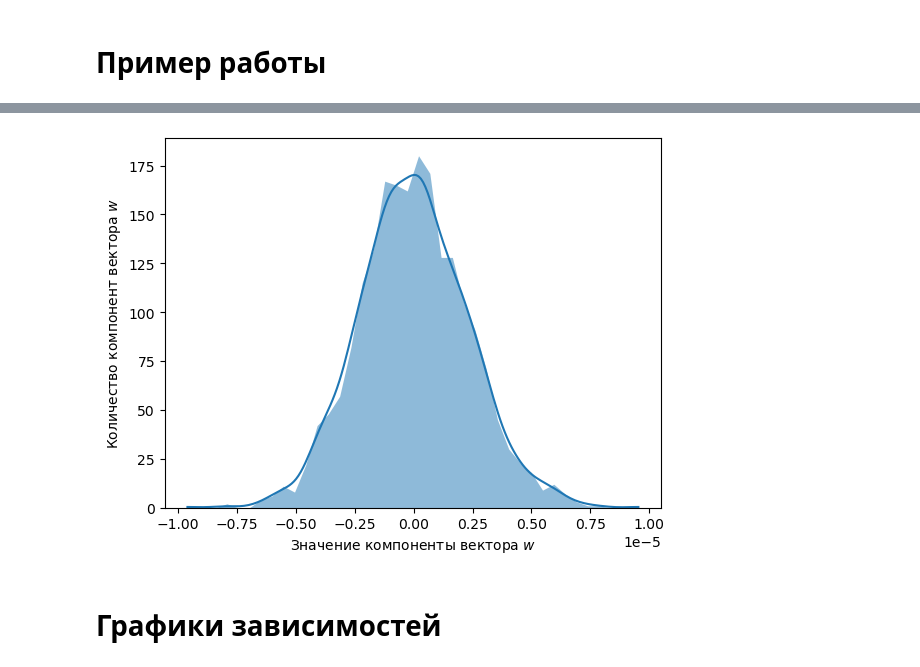
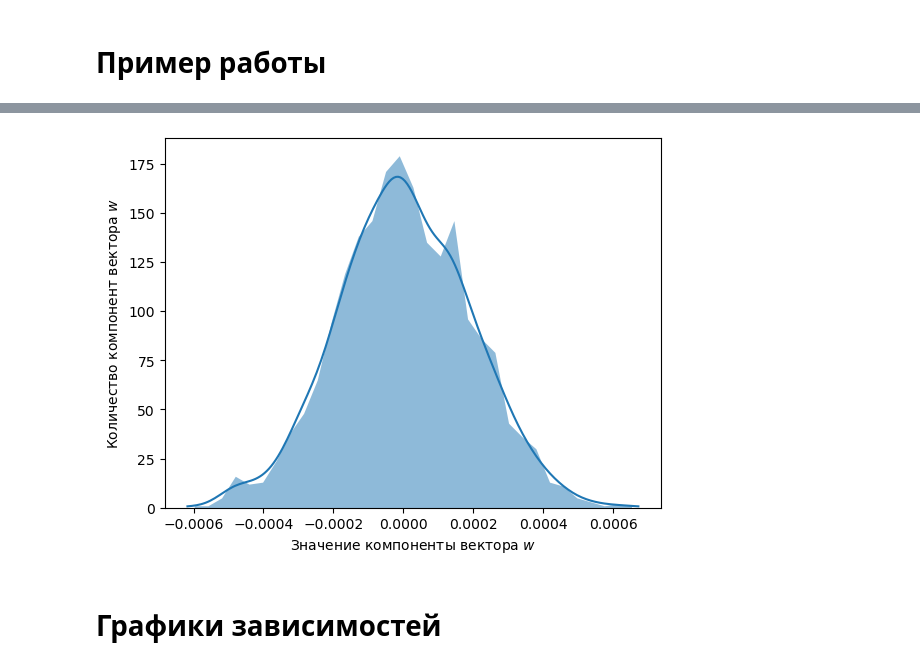
Before and after one commit to intsystems/2023-Project-112, a Jupyter notebook: code/main_experiment/main_new.ipynb, the cells around one changed output, grey strips where cells are left out. Drawn from its saved outputs; the diff is of its cells as text; code cells hidden in the pictures.

```diff
--- a/code/main_experiment/main_new.ipynb
+++ b/code/main_experiment/main_new.ipynb
@@ -459,7 +49,6 @@ plt.savefig(os.path.join(figures, "voxel_weight_distribution.pdf"), bbox_inches=
-# %%
-vizualizer_delta.show_mean_weight_distribution()
-plt.savefig(os.path.join(figures, "mean_weight_distribution.pdf"), bbox_inches="tight")
-# %% [output]
-[figure, removed]
+# %%
+visualizer.show_mean_weight_distribution()
+# %% [output]
+[figure, added]
 # %% [markdown]
 # Графики зависимостей
```
Also changed, not shown: parts of 96 cells of this notebook, 9 other files.
